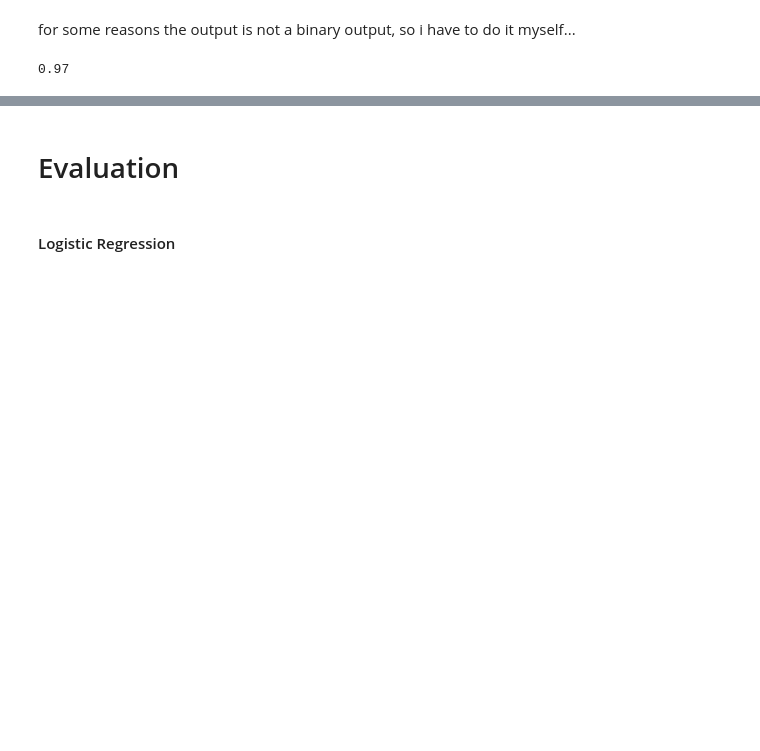
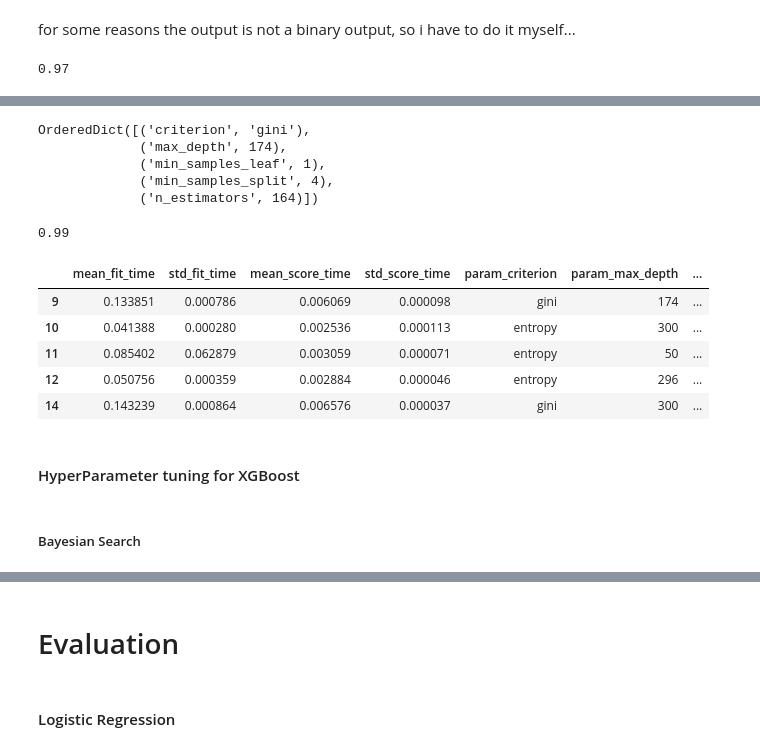
Before and after one commit to artmiss-gns/ChronicKidneyDisease-prediction, a Jupyter notebook: main.ipynb, the cells around one changed output, grey strips where cells are left out. Drawn from its saved outputs; the diff is of its cells as text; code cells hidden in the pictures; blank space fills up the shorter version.

```diff
--- a/main.ipynb
+++ b/main.ipynb
@@ -792,0 +1037,26 @@ accuracy_score(
+# %%
+# using Bayesian search
+np.int = np.int_
+from skopt.space import Integer
+
+search_spaces = {
+    "n_estimators": Integer(50, 200),
+    "criterion": ['gini', 'entropy', 'log_loss'],
+    "min_samples_split": Integer(2, 10),
+    "min_samples_leaf": Integer(1, 10),
+    "max_depth": Integer(50, 300),
+}
+
+
+bayes_search = BayesSearchCV(
+    estimator=RandomForestClassifier(),
+    search_spaces=search_spaces,
+    n_iter=20,
+    cv=5,
+    scoring='accuracy',
+    verbose=5,
+
+)
+
+
+bayes_search.fit(X_train, y_train)
@@ -792,0 +1089,25 @@ accuracy_score(
+# %%
+bayes_search.best_params_
+# %% [output]
+OrderedDict([('criterion', 'gini'),
+             ('max_depth', 174),
+             ('min_samples_leaf', 1),
+             ('min_samples_split', 4),
+             ('n_estimators', 164)])
+# %%
+bayes_search.best_score_
+# %% [output]
+0.99
+# %%
+pd.DataFrame(bayes_search.cv_results_).sort_values(by=["rank_test_score", "mean_test_score"]).head(5)
+# %% [output]
+|  | mean_fit_time | std_fit_time | mean_score_time | std_score_time | param_criterion | param_max_depth | ... |
+| 9 | 0.133851 | 0.000786 | 0.006069 | 0.000098 | gini | 174 | ... |
+| 10 | 0.041388 | 0.000280 | 0.002536 | 0.000113 | entropy | 300 | ... |
+| 11 | 0.085402 | 0.062879 | 0.003059 | 0.000071 | entropy | 50 | ... |
+| 12 | 0.050756 | 0.000359 | 0.002884 | 0.000046 | entropy | 296 | ... |
+| 14 | 0.143239 | 0.000864 | 0.006576 | 0.000037 | gini | 300 | ... |
+# %% [markdown]
+#### HyperParameter tuning for XGBoost
+# %% [markdown]
+##### Bayesian Search
```
Also changed, not shown: parts of 48 cells of this notebook, 1 other file.
